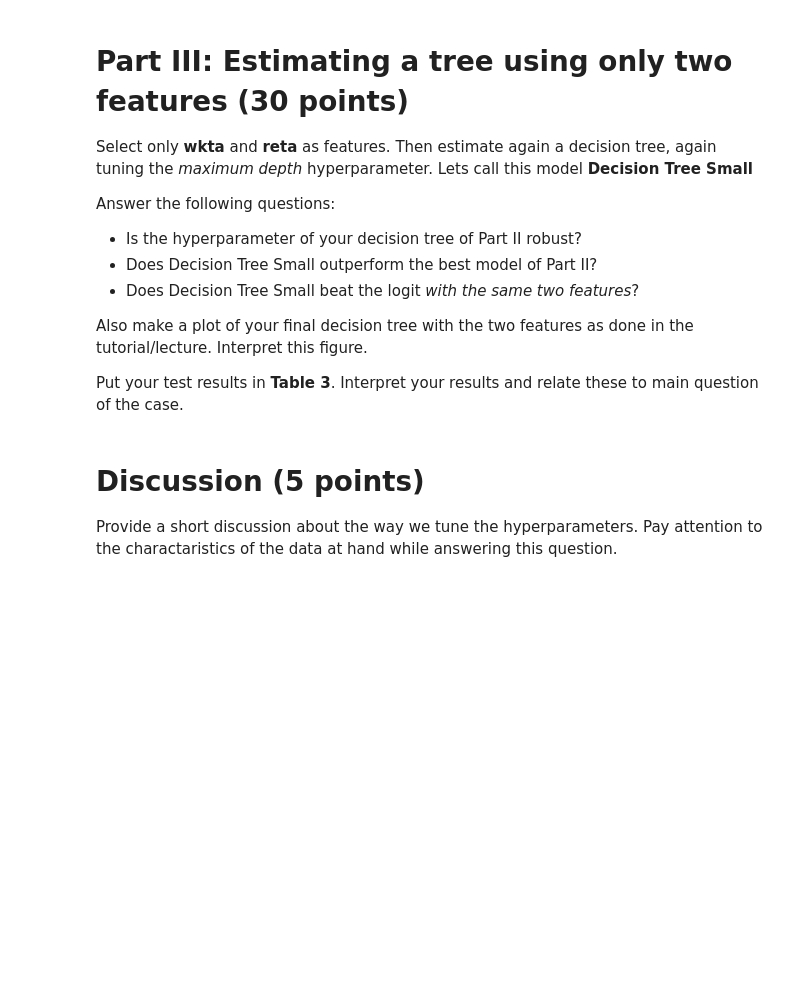
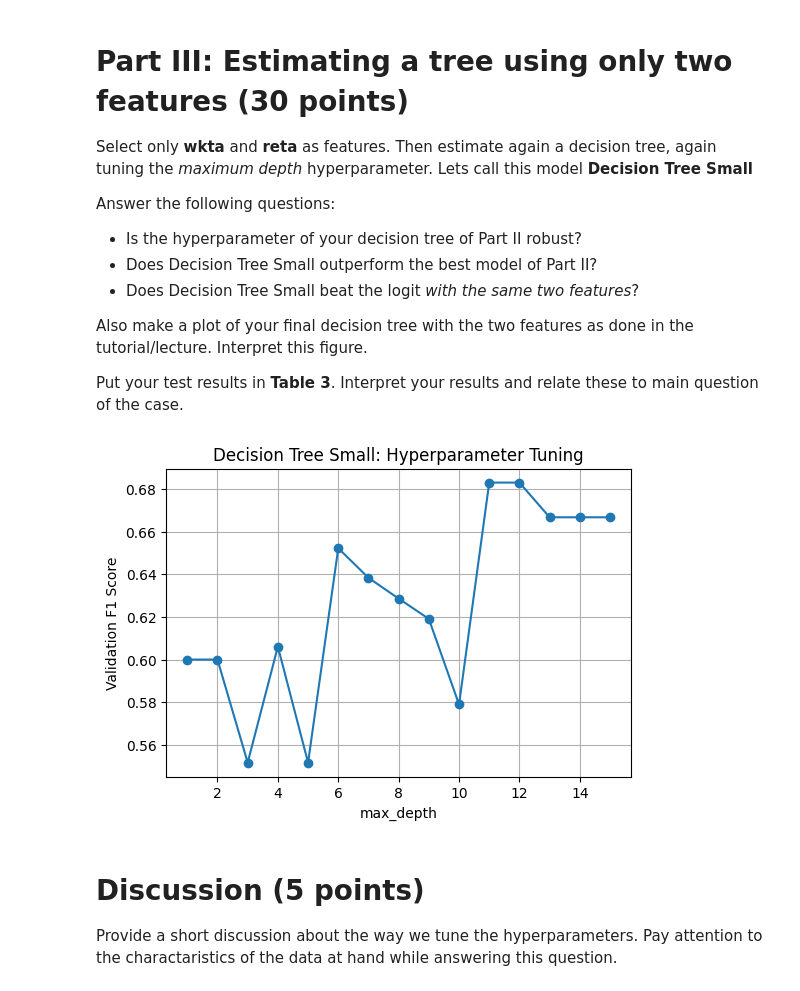
Before and after one commit to Milanpeter-77/Coursework-Predicting-Housing-Prices, a Jupyter notebook: ML4F_2025_Assignment_2.ipynb, the cells around one changed output. Saved outputs shown, nothing was run; the diff lists cells and outputs as text; code cells hidden in the pictures; blank space fills up the shorter version.

```diff
--- a/ML4F_2025_Assignment_2.ipynb
+++ b/ML4F_2025_Assignment_2.ipynb
@@ -517,3 +514,46 @@ Answer the following questions:
 Also make a plot of your final decision tree with the two features as done in the tutorial/lecture. Interpret this figure.
 
 Put your test results in **Table 3**. Interpret your results and relate these to main question of the case.
+# %%
+# Data preparation for small feature set
+
+# Select only two features
+X_small = df[['wkta', 'reta']]
+y_small = df['def']
+
+# Use the same 60/20/20 random split structure
+X_temp_s, X_test_s, y_temp_s, y_test_s = train_test_split(X_small, y_small, test_size=0.20, random_state=42, stratify=y_small)
+X_train_s, X_val_s, y_train_s, y_val_s = train_test_split(X_temp_s, y_temp_s, test_size=0.25, random_state=42, stratify=y_temp_s)
+# %%
+# Modelling Decision Tree Small
+
+# Tune max_depth on validation set
+depths = range(1, 16)
+val_scores_s = []
+
+for d in depths:
+    tree_s = DecisionTreeClassifier(max_depth=d, random_state=0)
+    tree_s.fit(X_train_s, y_train_s)
+    preds = tree_s.predict(X_val_s)
+    val_scores_s.append(f1_score(y_val_s, preds))
+
+# Plot tuning curve
+plt.figure(figsize=(6,4))
+plt.plot(depths, val_scores_s, marker='o')
+plt.xlabel("max_depth")
+plt.ylabel("Validation F1 Score")
+plt.title("Decision Tree Small: Hyperparameter Tuning")
+plt.grid(True)
+plt.show()
+
+# Select best depth
+best_depth_s = depths[np.argmax(val_scores_s)]
+best_depth_s
+
+# Train final Decision Tree Small
+dt_small = DecisionTreeClassifier(max_depth=best_depth_s, random_state=0)
+dt_small.fit(X_train_s, y_train_s)
+
+y_pred_dt_small = dt_small.predict(X_test_s)
+# %% [output]
+[figure, added]
```
Also changed, not shown: parts of 7 cells of this notebook, 1 other file.
